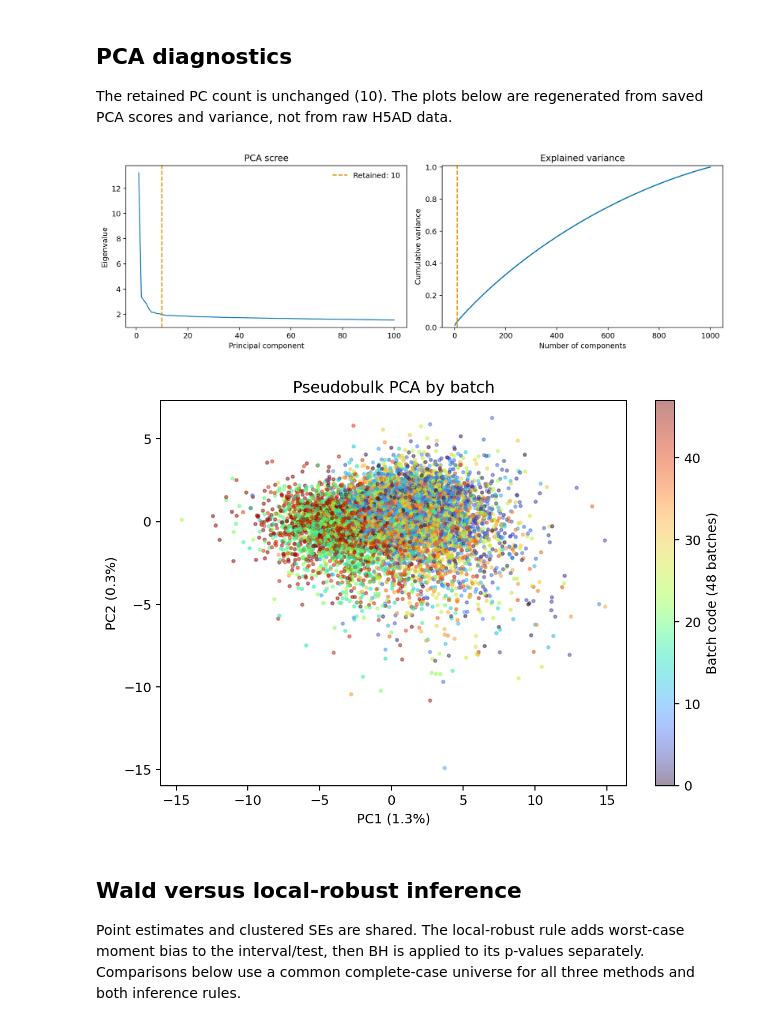
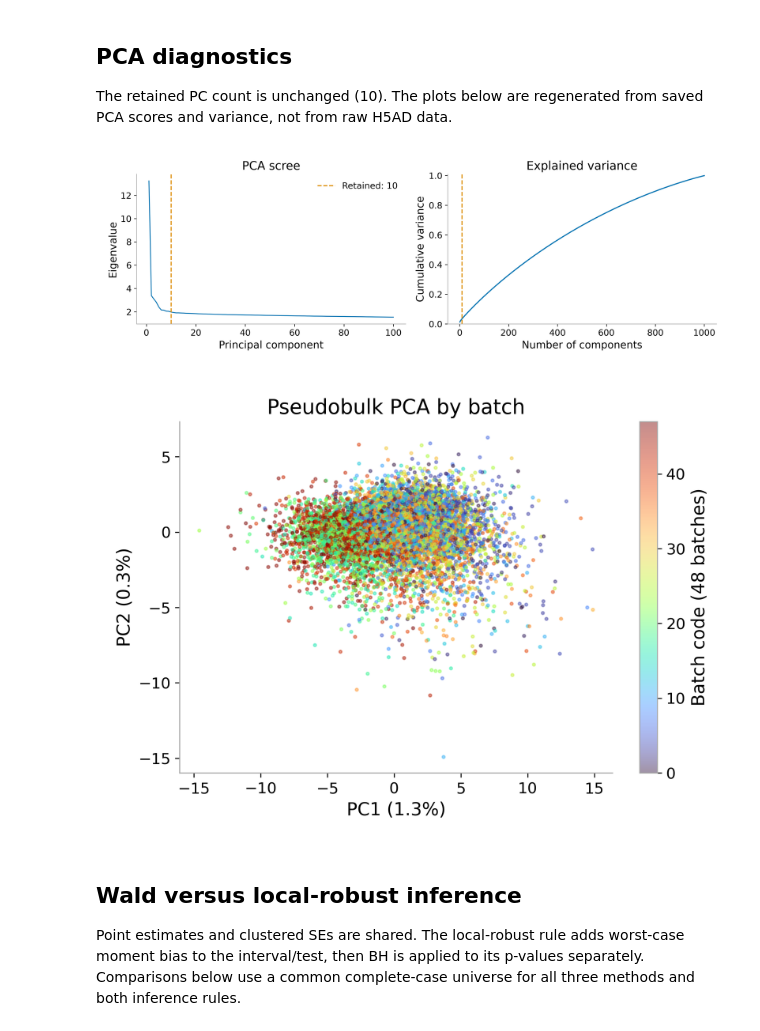
Before and after one commit to kasikefu/unification-control-modelling, a Jupyter notebook: realdata_batch_optimized.ipynb, the cells around one changed output. Cells and saved outputs as stored; diff of their text form; code cells hidden in the pictures.

```diff
--- a/realdata_batch_optimized.ipynb
+++ b/realdata_batch_optimized.ipynb
@@ -17,6 +17,20 @@ root = Path.cwd()
 if not (root / 'results' / 'replogle' / 'iv_sv_gmm_results.csv.gz').is_file():
     root = root / 'unification-control-modelling'
 out = root / 'results' / 'replogle'
+FIGURE_DIR = root / 'figures'
+FIGURE_DIR.mkdir(parents=True, exist_ok=True)
+
+def save_figure(fig, stem):
+    for suffix in ('pdf', 'png'):
+        fig.savefig(FIGURE_DIR / f'{stem}.{suffix}', dpi=300, bbox_inches='tight',
+                    pad_inches=0.22, facecolor='white')
+
+plt.rcParams.update({
+    'font.size': 13, 'axes.labelsize': 14, 'axes.titlesize': 16,
+    'xtick.labelsize': 12, 'ytick.labelsize': 12, 'legend.fontsize': 12,
+    'axes.edgecolor': '0.65', 'axes.spines.top': False, 'axes.spines.right': False,
+    'pdf.fonttype': 42, 'figure.facecolor': 'white', 'savefig.facecolor': 'white',
+})
 required = ['iv_sv_gmm_results.csv.gz', 'pca_explained_variance.csv', 'pca_scores.csv.gz', 'wilcoxon_matched_raw.csv.gz']
 missing = [name for name in required if not (out / name).is_file()]
 if missing:
@@ -59,31 +73,31 @@ The retained PC count is unchanged (10). The plots below are regenerated from sa
 # %%
 n_pcs = 10
 fig, axes = plt.subplots(1, 2, figsize=(12, 4))
 first = variance.head(100)
 axes[0].plot(first['component'], first['eigenvalue'], color=colors['iv'], lw=1.2)
 axes[0].axvline(n_pcs, color=colors['sv'], ls='--', label=f'Retained: {n_pcs}')
 axes[0].set(xlabel='Principal component', ylabel='Eigenvalue', title='PCA scree')
 axes[0].legend(frameon=False)
 axes[1].plot(variance['component'], variance['cumulative_explained_variance_ratio'], color=colors['iv'])
 axes[1].axvline(n_pcs, color=colors['sv'], ls='--')
 axes[1].set(xlabel='Number of components', ylabel='Cumulative variance', ylim=(0, 1.01), title='Explained variance')
 fig.tight_layout()
-fig.savefig(out / 'pca_scree.png', dpi=180, bbox_inches='tight')
-display(Image(filename=out / 'pca_scree.png'))
+save_figure(fig, 'pca_scree')
+display(Image(filename=FIGURE_DIR / 'pca_scree.png'))
 plt.close(fig)
 
 batch_codes, batch_labels = pd.factorize(scores['batch'], sort=True)
 fig, ax = plt.subplots(figsize=(7, 5))
 scatter = ax.scatter(scores['PC1'], scores['PC2'], c=batch_codes, s=5, alpha=.45, cmap='turbo', rasterized=True)
 ax.set(xlabel=f"PC1 ({variance.loc[0, 'explained_variance_ratio']:.1%})", ylabel=f"PC2 ({variance.loc[1, 'explained_variance_ratio']:.1%})", title='Pseudobulk PCA by batch')
 fig.colorbar(scatter, ax=ax, label=f'Batch code ({len(batch_labels)} batches)')
 fig.tight_layout()
-fig.savefig(out / 'pca_scores_pc1_pc2.png', dpi=180, bbox_inches='tight')
-display(Image(filename=out / 'pca_scores_pc1_pc2.png'))
+save_figure(fig, 'pca_scores_pc1_pc2')
+display(Image(filename=FIGURE_DIR / 'pca_scores_pc1_pc2.png'))
 plt.close(fig)
 # %% [output]
-[figure, old version]
+[figure, new version]
-[figure, old version]
+[figure, new version]
 # %% [markdown]
 ## Wald versus local-robust inference
 
```
Also changed, not shown: parts of 4 cells of this notebook, 32 other files.
